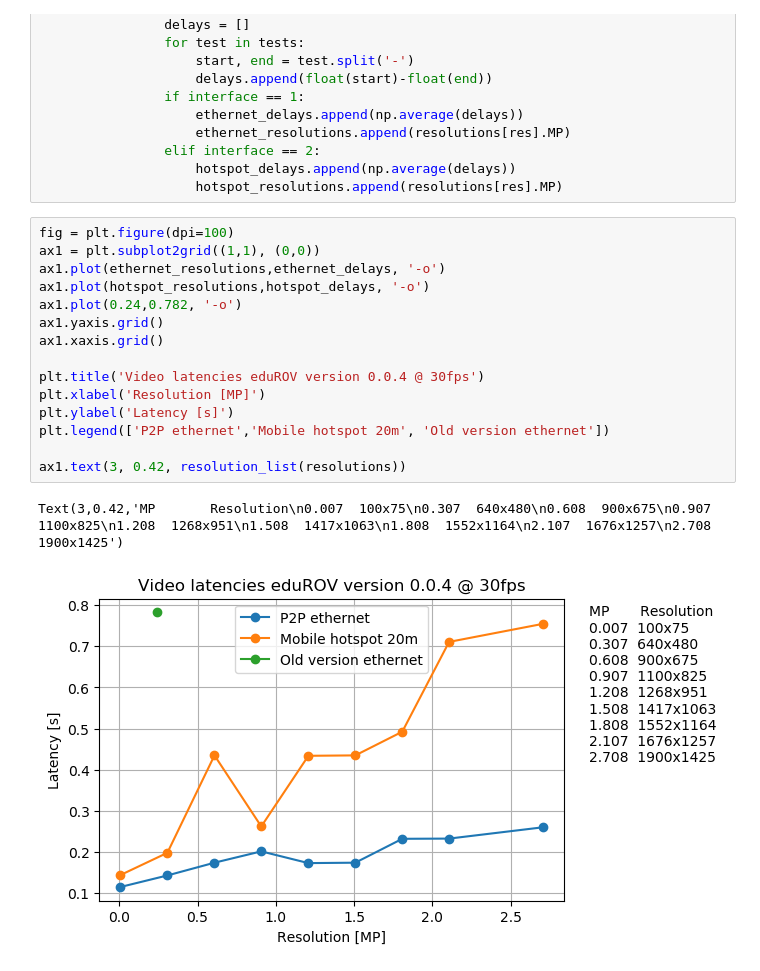
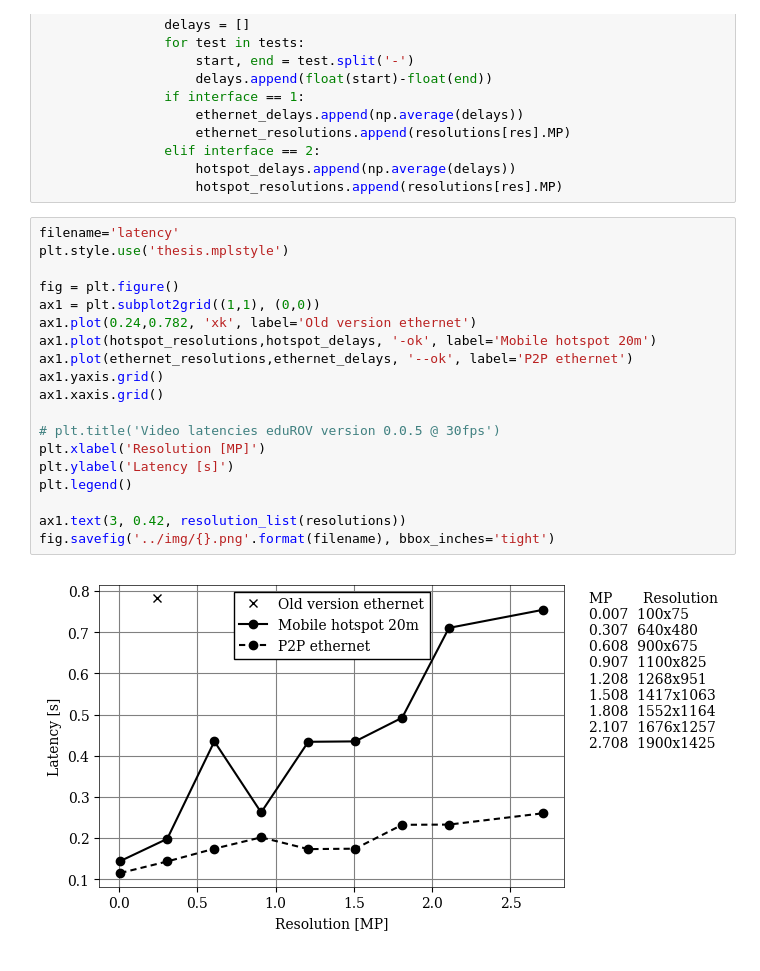
Before and after one commit to martinloland/master_thesis, a Jupyter notebook: data/latency.ipynb, the cells around one changed output. Drawn from its saved outputs; the diff is of its cells as text.

```diff
--- a/data/latency.ipynb
+++ b/data/latency.ipynb
@@ -49,20 +49,23 @@ with open('latency_tests.txt','r') as f:
                     hotspot_delays.append(np.average(delays))
                     hotspot_resolutions.append(resolutions[res].MP)
 # %%
-fig = plt.figure(dpi=100)
+filename='latency'
+plt.style.use('thesis.mplstyle')
+
+fig = plt.figure()
 ax1 = plt.subplot2grid((1,1), (0,0))
-ax1.plot(ethernet_resolutions,ethernet_delays, '-o')
-ax1.plot(hotspot_resolutions,hotspot_delays, '-o')
-ax1.plot(0.24,0.782, '-o')
+ax1.plot(0.24,0.782, 'xk', label='Old version ethernet')
+ax1.plot(hotspot_resolutions,hotspot_delays, '-ok', label='Mobile hotspot 20m')
+ax1.plot(ethernet_resolutions,ethernet_delays, '--ok', label='P2P ethernet')
 ax1.yaxis.grid()
 ax1.xaxis.grid()
 
-plt.title('Video latencies eduROV version 0.0.4 @ 30fps')
+# plt.title('Video latencies eduROV version 0.0.5 @ 30fps')
 plt.xlabel('Resolution [MP]')
 plt.ylabel('Latency [s]')
-plt.legend(['P2P ethernet','Mobile hotspot 20m', 'Old version ethernet'])
+plt.legend()
 
 ax1.text(3, 0.42, resolution_list(resolutions))
+fig.savefig('../img/{}.png'.format(filename), bbox_inches='tight')
 # %% [output]
-Text(3,0.42,'MP       Resolution\n0.007  100x75\n0.307  640x480\n0.608  900x675\n0.907  1100x825\n1.208  1268x951\n1.508  1417x1063\n1.808  1552x1164\n2.107  1676x1257\n2.708  1900x1425')
-[figure, old version]
+[figure, new version]
```
Also changed, not shown: 5 other files.
